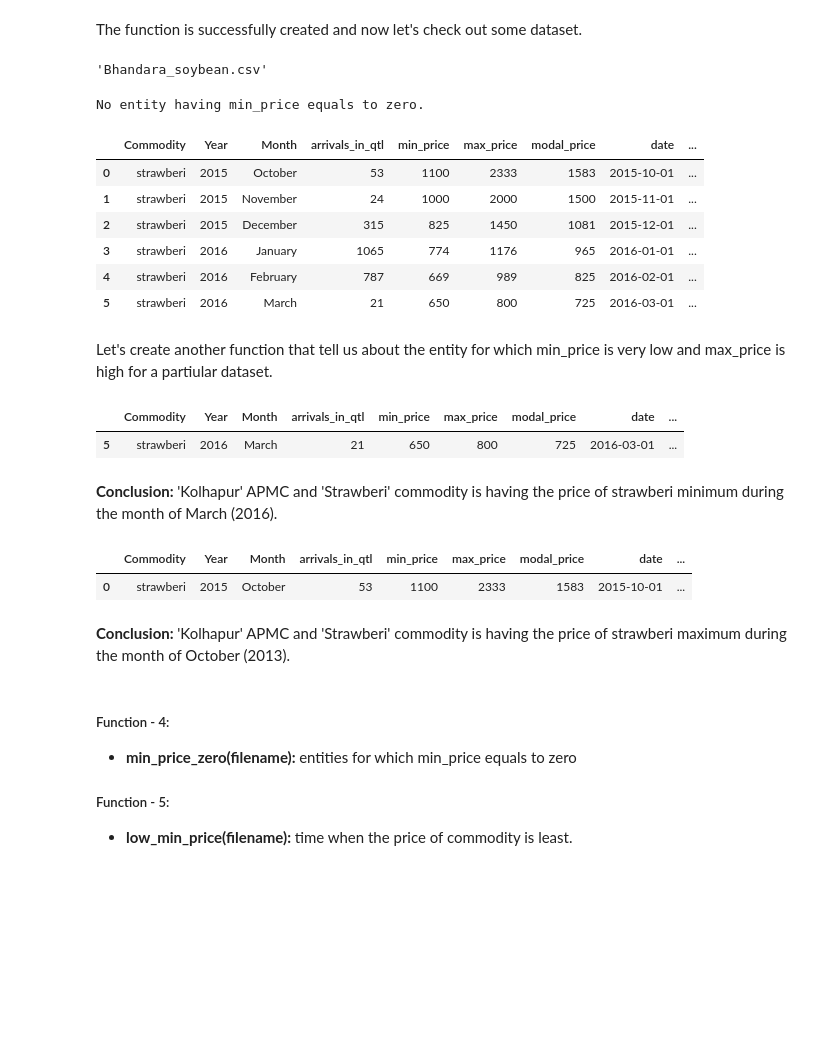
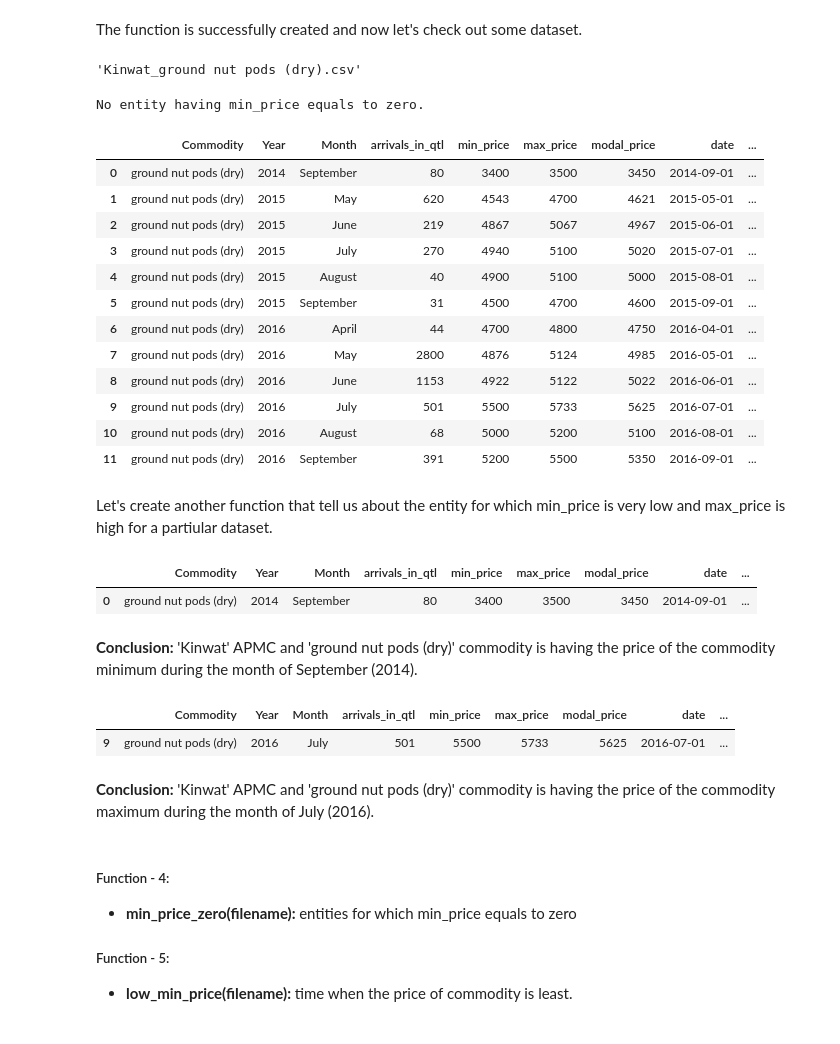
Before and after one commit to Praneet460/Socialcops-Challenge, a Jupyter notebook: Updated Notebook/APMC_Commodity Analysis.ipynb, the cells around one changed output. Saved outputs shown, nothing was run; the diff lists cells and outputs as text; code cells hidden in the pictures; blank space fills up the shorter version.

```diff
--- a/Updated Notebook/APMC_Commodity Analysis.ipynb
+++ b/Updated Notebook/APMC_Commodity Analysis.ipynb
@@ -56,12 +41,19 @@
-# %%
-def read_file(filename):
-    data = os.path.join(os.getcwd() + '\\apmc_commodity', filename)
-    return (pd.read_csv(data))
+# %%
+# Get current working dirctory
+def get_cwd():
+    return os.getcwd()
+
+data_folder = 'apmc_commodity'
+
+def read_file(filename: str):
+    dataset_path = os.path.join(get_cwd(), data_folder, filename)
+    return (pd.read_csv(dataset_path, parse_dates = ['date']))
 # %%
 # list down all the filenames
-files = []
-def list_of_files():
-    for file in os.listdir(os.getcwd() + '\\apmc_commodity'):
+def files_list():
+    files = []
+    for file in os.listdir(os.path.join(get_cwd(), data_folder)):
         files.append(file)
+    return files
 
-list_of_files()
+file_names = files_list()
@@ -223,7 +216,8 @@ def min_price_zero(filename):
 The function is successfully created and now let's check out some dataset.
 # %%
 # choose a random file
-files[random.randint(0, len(files))]
+random_file_2 = file_names[random.randint(0, len(file_names))]
+random_file_2
 # %% [output]
-'Bhandara_soybean.csv'
+'Kinwat_ground nut pods (dry).csv'
 # %%
@@ -233,15 +227,21 @@ min_price_zero('Kolhapur_strawberi.csv')
 No entity having min_price equals to zero.
 # %%
 # check whole dataset
-read_file('Kolhapur_strawberi.csv')
+read_file(random_file_2)
 # %% [output]
 |  | Commodity | Year | Month | arrivals_in_qtl | min_price | max_price | modal_price | date | ... |
-| 0 | strawberi | 2015 | October | 53 | 1100 | 2333 | 1583 | 2015-10-01 | ... |
-| 1 | strawberi | 2015 | November | 24 | 1000 | 2000 | 1500 | 2015-11-01 | ... |
-| 2 | strawberi | 2015 | December | 315 | 825 | 1450 | 1081 | 2015-12-01 | ... |
-| 3 | strawberi | 2016 | January | 1065 | 774 | 1176 | 965 | 2016-01-01 | ... |
-| 4 | strawberi | 2016 | February | 787 | 669 | 989 | 825 | 2016-02-01 | ... |
-| 5 | strawberi | 2016 | March | 21 | 650 | 800 | 725 | 2016-03-01 | ... |
+| 0 | ground nut pods (dry) | 2014 | September | 80 | 3400 | 3500 | 3450 | 2014-09-01 | ... |
+| 1 | ground nut pods (dry) | 2015 | May | 620 | 4543 | 4700 | 4621 | 2015-05-01 | ... |
+| 2 | ground nut pods (dry) | 2015 | June | 219 | 4867 | 5067 | 4967 | 2015-06-01 | ... |
+| 3 | ground nut pods (dry) | 2015 | July | 270 | 4940 | 5100 | 5020 | 2015-07-01 | ... |
+| 4 | ground nut pods (dry) | 2015 | August | 40 | 4900 | 5100 | 5000 | 2015-08-01 | ... |
+| 5 | ground nut pods (dry) | 2015 | September | 31 | 4500 | 4700 | 4600 | 2015-09-01 | ... |
+| 6 | ground nut pods (dry) | 2016 | April | 44 | 4700 | 4800 | 4750 | 2016-04-01 | ... |
+| 7 | ground nut pods (dry) | 2016 | May | 2800 | 4876 | 5124 | 4985 | 2016-05-01 | ... |
+| 8 | ground nut pods (dry) | 2016 | June | 1153 | 4922 | 5122 | 5022 | 2016-06-01 | ... |
+| 9 | ground nut pods (dry) | 2016 | July | 501 | 5500 | 5733 | 5625 | 2016-07-01 | ... |
+| 10 | ground nut pods (dry) | 2016 | August | 68 | 5000 | 5200 | 5100 | 2016-08-01 | ... |
+| 11 | ground nut pods (dry) | 2016 | September | 391 | 5200 | 5500 | 5350 | 2016-09-01 | ... |
 # %% [markdown]
 Let's create another function that tell us about the entity for which min_price is very low and max_price is high for a partiular dataset.
 # %%
@@ -260,19 +260,19 @@ def high_min_price(filename):
     return result
 # %%
 # Test above function
-low_min_price('Kolhapur_strawberi.csv')
+low_min_price(random_file_2)
 # %% [output]
 |  | Commodity | Year | Month | arrivals_in_qtl | min_price | max_price | modal_price | date | ... |
-| 5 | strawberi | 2016 | March | 21 | 650 | 800 | 725 | 2016-03-01 | ... |
+| 0 | ground nut pods (dry) | 2014 | September | 80 | 3400 | 3500 | 3450 | 2014-09-01 | ... |
 # %% [markdown]
-<b>Conclusion: </b>'Kolhapur' APMC and 'Strawberi' commodity is having the price of strawberi minimum during the month of March (2016).
+<b>Conclusion: </b>'Kinwat' APMC and 'ground nut pods (dry)' commodity is having the price of the commodity minimum during the month of September (2014).
-# %%
-high_min_price('Kolhapur_strawberi.csv')
-# %% [output]
-|  | Commodity | Year | Month | arrivals_in_qtl | min_price | max_price | modal_price | date | ... |
-| 0 | strawberi | 2015 | October | 53 | 1100 | 2333 | 1583 | 2015-10-01 | ... |
+# %%
+high_min_price(random_file_2)
+# %% [output]
+|  | Commodity | Year | Month | arrivals_in_qtl | min_price | max_price | modal_price | date | ... |
+| 9 | ground nut pods (dry) | 2016 | July | 501 | 5500 | 5733 | 5625 | 2016-07-01 | ... |
 # %% [markdown]
-<b>Conclusion: </b>'Kolhapur' APMC and 'Strawberi' commodity is having the price of strawberi maximum during the month of October (2013).
+<b>Conclusion: </b>'Kinwat' APMC and 'ground nut pods (dry)' commodity is having the price of the commodity maximum during the month of July (2016).
 # %% [markdown]
 ##### Function - 4:
 * <b>min_price_zero(filename): </b>entities for which min_price equals to zero
```
Also changed, not shown: parts of 51 cells of this notebook, 2 other files.
